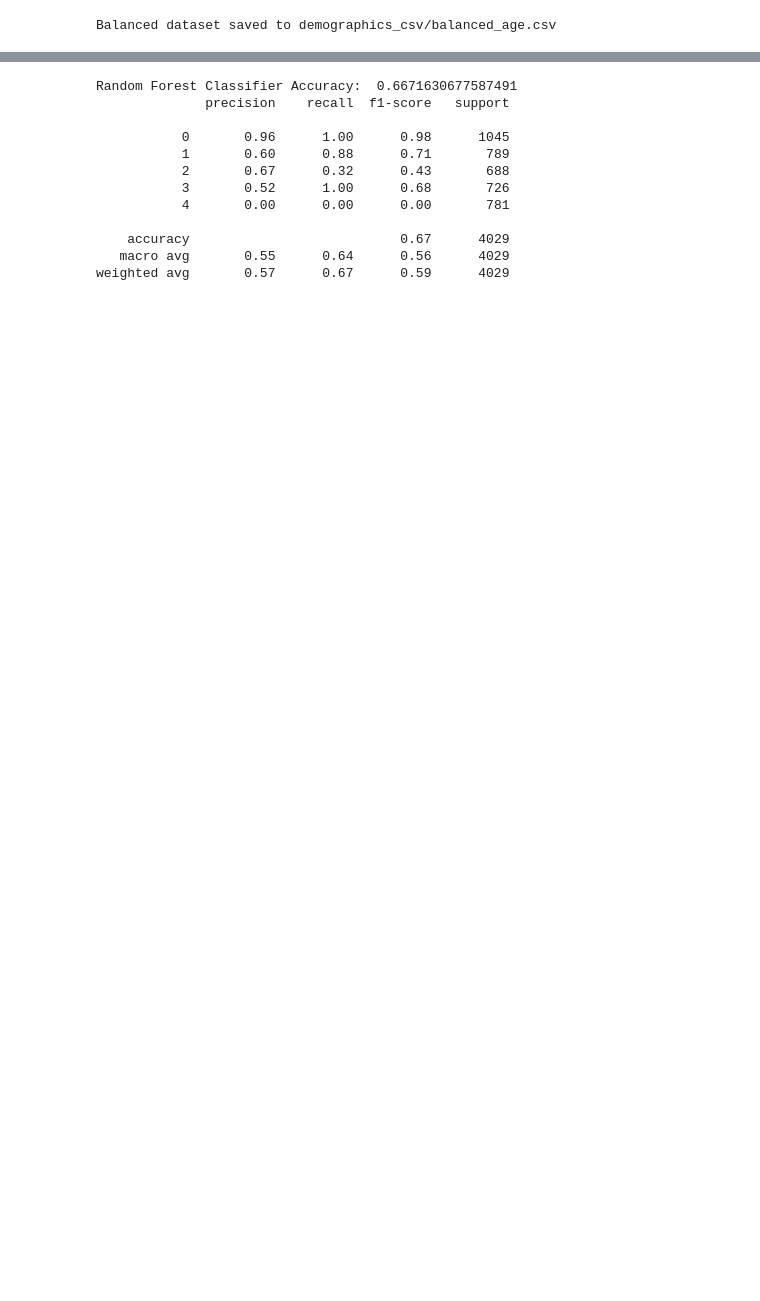
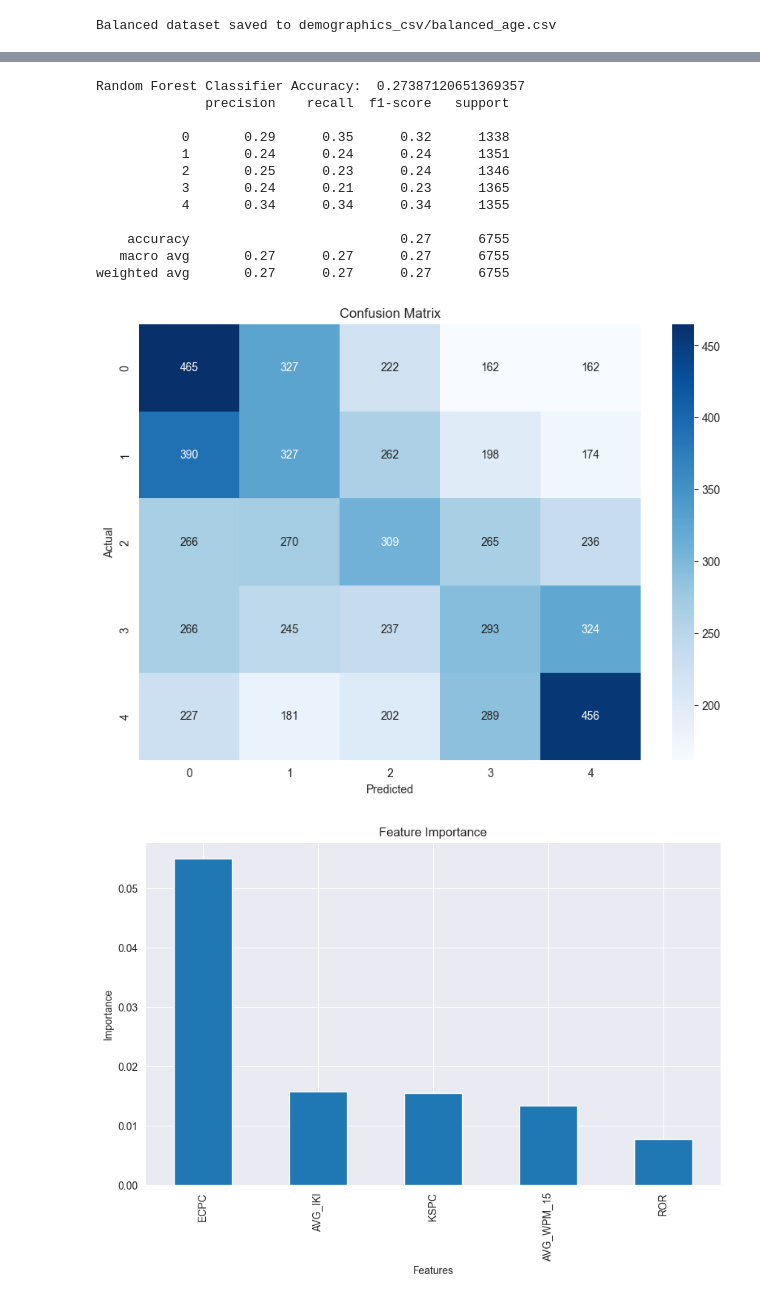
Before and after one commit to lacekaa/erkd, a Jupyter notebook: age_prediction.ipynb, the cells around one changed output, grey strips where cells are left out. Drawn from its saved outputs; the diff is of its cells as text; code cells hidden in the pictures; blank space fills up the shorter version.

```diff
--- a/age_prediction.ipynb
+++ b/age_prediction.ipynb
@@ -190,13 +222,21 @@ import pandas as pd
 from sklearn.model_selection import train_test_split
 from sklearn.preprocessing import StandardScaler, LabelEncoder
 from sklearn.ensemble import RandomForestClassifier
-from sklearn.metrics import classification_report, accuracy_score
+from sklearn.metrics import classification_report, accuracy_score, confusion_matrix
+from sklearn.inspection import permutation_importance
+import matplotlib.pyplot as plt
+import seaborn as sns
 
 # Load the dataset
 df = pd.read_csv('demographics_csv/balanced_age.csv')
 
+# Specify the features to be used
+features = [
+    'AVG_WPM_15', 'AVG_IKI', 'ECPC', 'KSPC', 'ROR'
+]
+
 # Separate features and target
-X = df.drop(columns=[col for col in df.columns if col.startswith('AGE_CLASS_')])
+X = df[features]
 y = df[[col for col in df.columns if col.startswith('AGE_CLASS_')]].idxmax(axis=1).apply(lambda x: int(x.split('_')[-1]))
 participant_ids = df['PARTICIPANT_ID']
 
@@ -206,42 +246,68 @@ for column in X.select_dtypes(include=['object']).columns:
     X[column] = label_encoder.fit_transform(X[column])
 
 # Ensure unique PARTICIPANT_IDs in train and test sets
 unique_ids = participant_ids.unique()
 train_ids, test_ids = train_test_split(unique_ids, test_size=0.2, random_state=42)
 train_mask = participant_ids.isin(train_ids)
 test_mask = participant_ids.isin(test_ids)
 
 X_train, X_test = X[train_mask], X[test_mask]
 y_train, y_test = y[train_mask], y[test_mask]
 
 # Scale the features (standardization)
 scaler = StandardScaler()
 X_train = scaler.fit_transform(X_train)
 X_test = scaler.transform(X_test)
 
 # Random Forest classifier
 rf = RandomForestClassifier(n_estimators=100, random_state=42)
 rf.fit(X_train, y_train)
 
 # Make predictions
 y_pred_rf = rf.predict(X_test)
 
 # Evaluate the model
 print("Random Forest Classifier Accuracy: ", accuracy_score(y_test, y_pred_rf))
 print(classification_report(y_test, y_pred_rf))
+
+# Print confusion matrix
+conf_matrix = confusion_matrix(y_test, y_pred_rf)
+plt.figure(figsize=(10, 7))
+sns.heatmap(conf_matrix, annot=True, fmt='d', cmap='Blues')
+plt.title('Confusion Matrix')
+plt.xlabel('Predicted')
+plt.ylabel('Actual')
+plt.show()
+
+# Calculate feature importance using permutation importance
+result = permutation_importance(rf, X_test, y_test, n_repeats=10, random_state=42, n_jobs=2)
+importance = result.importances_mean
+
+# Visualize feature importance
+feature_importance = pd.Series(importance, index=features)
+feature_importance.sort_values(ascending=False, inplace=True)
+
+plt.figure(figsize=(10, 6))
+feature_importance.plot(kind='bar')
+plt.title('Feature Importance')
+plt.xlabel('Features')
+plt.ylabel('Importance')
+plt.show()
 # %% [output]
-Random Forest Classifier Accuracy:  0.6671630677587491
+Random Forest Classifier Accuracy:  0.27387120651369357
               precision    recall  f1-score   support
 
-           0       0.96      1.00      0.98      1045
-           1       0.60      0.88      0.71       789
-           2       0.67      0.32      0.43       688
-           3       0.52      1.00      0.68       726
-           4       0.00      0.00      0.00       781
+           0       0.29      0.35      0.32      1338
+           1       0.24      0.24      0.24      1351
+           2       0.25      0.23      0.24      1346
+           3       0.24      0.21      0.23      1365
+           4       0.34      0.34      0.34      1355
 
-    accuracy                           0.67      4029
-   macro avg       0.55      0.64      0.56      4029
-weighted avg       0.57      0.67      0.59      4029
+    accuracy                           0.27      6755
+   macro avg       0.27      0.27      0.27      6755
+weighted avg       0.27      0.27      0.27      6755
+[figure, added]
+[figure, added]
 # %%
 import pandas as pd
 from sklearn.model_selection import train_test_split
```
Also changed, not shown: parts of 5 cells of this notebook, 4 other files.
